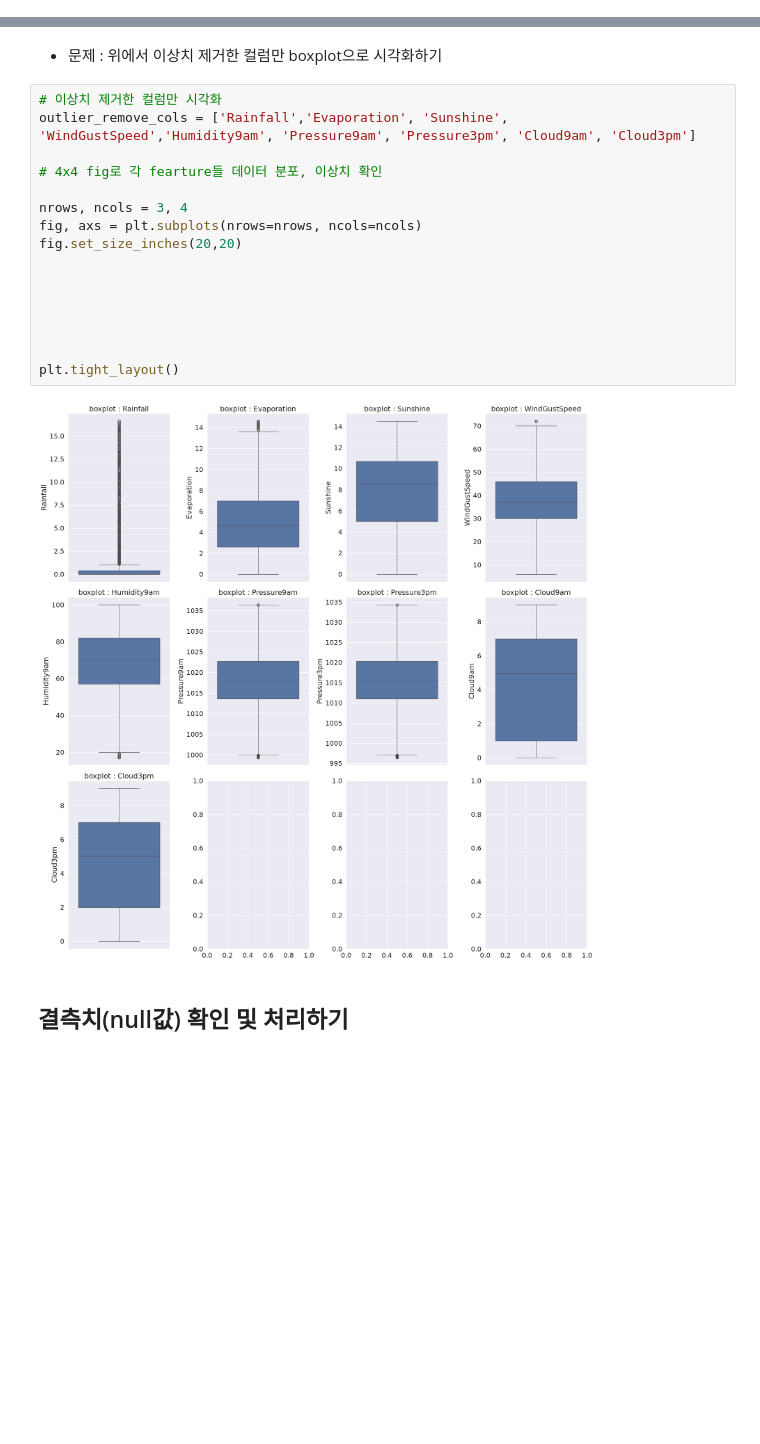
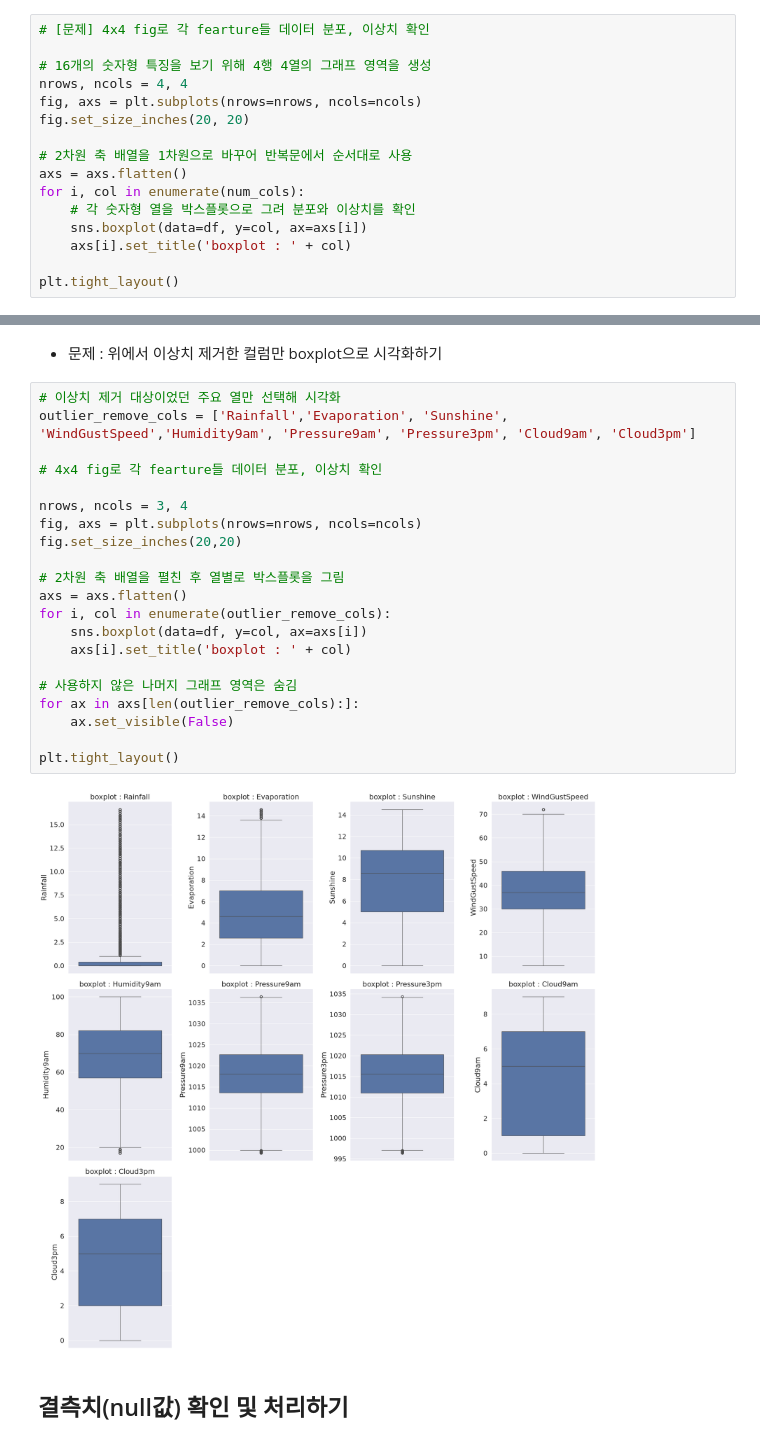
Before and after one commit to jeuk57/gg1th_ml_ex, a Jupyter notebook: 7-2a[지도-분류]Random_Forest_내일_비가올지_예측해보기(Rain in Australia)_Outlier 제거.ipynb, the cells around one changed output, grey strips where cells are left out. Drawn from its saved outputs; the diff is of its cells as text; blank space fills up the shorter version.

```diff
--- a/7-2a[지도-분류]Random_Forest_내일_비가올지_예측해보기(Rain in Australia)_Outlier 제거.ipynb
+++ b/7-2a[지도-분류]Random_Forest_내일_비가올지_예측해보기(Rain in Australia)_Outlier 제거.ipynb
@@ -215,0 +204,16 @@ df.shape
+# %%
+# [문제] 4x4 fig로 각 fearture들 데이터 분포, 이상치 확인
+
+# 16개의 숫자형 특징을 보기 위해 4행 4열의 그래프 영역을 생성
+nrows, ncols = 4, 4
+fig, axs = plt.subplots(nrows=nrows, ncols=ncols)
+fig.set_size_inches(20, 20)
+
+# 2차원 축 배열을 1차원으로 바꾸어 반복문에서 순서대로 사용
+axs = axs.flatten()
+for i, col in enumerate(num_cols):
+    # 각 숫자형 열을 박스플롯으로 그려 분포와 이상치를 확인
+    sns.boxplot(data=df, y=col, ax=axs[i])
+    axs[i].set_title('boxplot : ' + col)
+
+plt.tight_layout()
@@ -301,22 +348,27 @@ plt.tight_layout()
 # %% [markdown]
 - 문제 : 위에서 이상치 제거한 컬럼만 boxplot으로 시각화하기
 # %%
-# 이상치 제거한 컬럼만 시각화
+# 이상치 제거 대상이었던 주요 열만 선택해 시각화
 outlier_remove_cols = ['Rainfall','Evaporation', 'Sunshine', 'WindGustSpeed','Humidity9am', 'Pressure9am', 'Pressure3pm', 'Cloud9am', 'Cloud3pm']
 
 # 4x4 fig로 각 fearture들 데이터 분포, 이상치 확인
 
 nrows, ncols = 3, 4
 fig, axs = plt.subplots(nrows=nrows, ncols=ncols)
 fig.set_size_inches(20,20)
 
+# 2차원 축 배열을 펼친 후 열별로 박스플롯을 그림
+axs = axs.flatten()
+for i, col in enumerate(outlier_remove_cols):
+    sns.boxplot(data=df, y=col, ax=axs[i])
+    axs[i].set_title('boxplot : ' + col)
 
-
-
-
+# 사용하지 않은 나머지 그래프 영역은 숨김
+for ax in axs[len(outlier_remove_cols):]:
+    ax.set_visible(False)
 
 plt.tight_layout()
 # %% [output]
-[figure, old version]
+[figure, new version]
 # %% [markdown]
 ## 결측치(null값) 확인 및 처리하기
```
Also changed, not shown: parts of 98 cells of this notebook, 4 other files.
